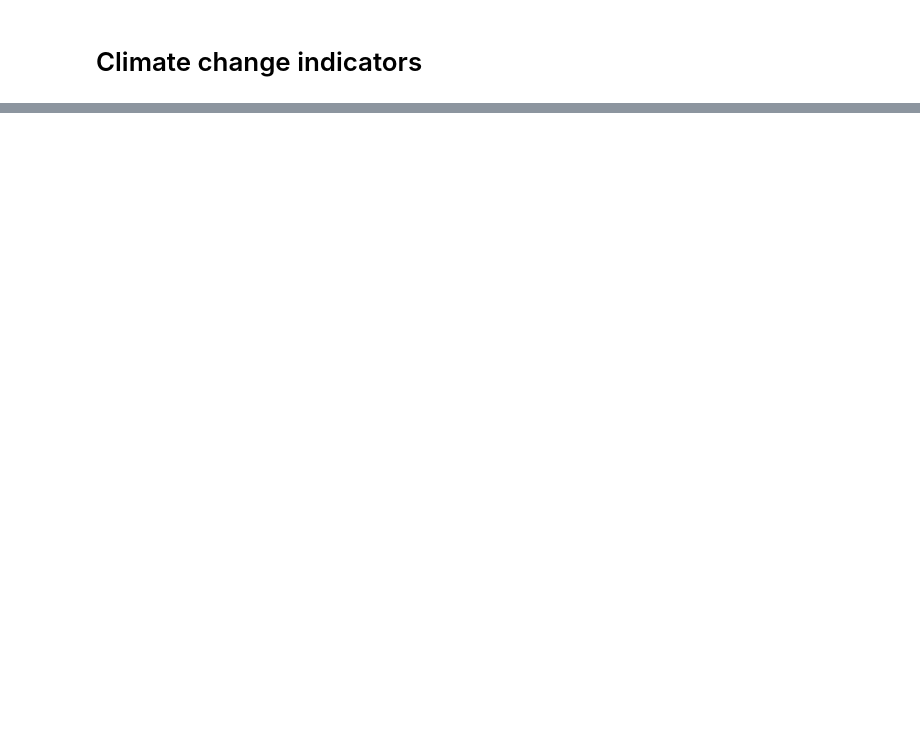
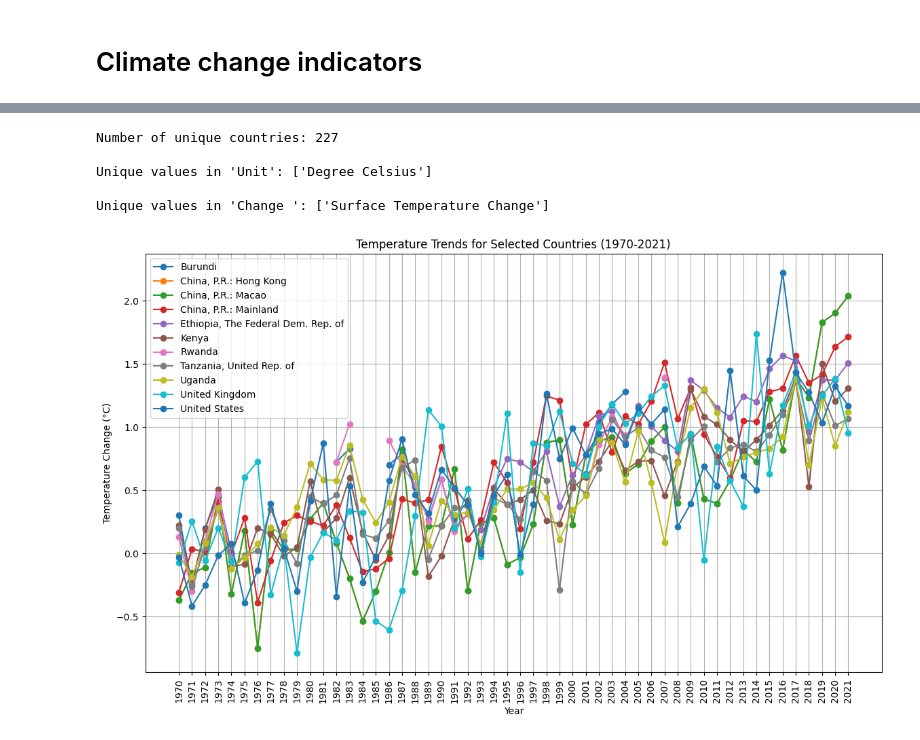
Before and after one commit to Angoye/Capstone-Project---Group-8, a Jupyter notebook: Notebooks/chris.ipynb, the cells around one changed output, grey strips where cells are left out. Saved outputs shown, nothing was run; the diff lists cells and outputs as text; code cells hidden in the pictures; blank space fills up the shorter version.

```diff
--- a/Notebooks/chris.ipynb
+++ b/Notebooks/chris.ipynb
@@ -423,0 +51,4 @@ KeyError: "None of ['Country Name'] are in the columns"
+# %%
+# Load the datasets
+df1 = pd.read_csv(file_path1)  # All countries global temperature
+df2 = pd.read_csv(file_path2)  # Average Surface Temperature
@@ -423,0 +158,49 @@ KeyError: "None of ['Country Name'] are in the columns"
+# %%
+# Unique values in 'Country Name'
+print("\nNumber of unique countries:", df1['Country Name'].nunique())
+
+# Unique values in 'Unit'
+print("\nUnique values in 'Unit':", df1['Unit'].unique())
+
+# Unique values in 'Change '
+print("\nUnique values in 'Change ':", df1['Change '].unique())
+# %% [output]
+Number of unique countries: 227
+
+Unique values in 'Unit': ['Degree Celsius']
+
+Unique values in 'Change ': ['Surface Temperature Change']
+# %%
+import matplotlib.pyplot as plt
+
+# Select a few countries for visualization
+countries = [
+    "Burundi",
+    "China, P.R.: Hong Kong",
+    "China, P.R.: Macao",
+    "China, P.R.: Mainland",
+    "Ethiopia, The Federal Dem. Rep. of",
+    "Kenya",
+    "Rwanda",
+    "Tanzania, United Rep. of",
+    "Uganda",
+    "United Kingdom",
+    "United States"
+]
+# Plot temperature trends for selected countries
+plt.figure(figsize=(14, 8))
+for country in countries:
+    country_data = df1[df1['Country Name'] == country]
+    years = df1.columns[4:]  # Extract year columns (1970 to 2021)
+    temperatures = country_data.iloc[:, 4:].values.flatten()
+    plt.plot(years, temperatures, marker='o', label=country)
+
+plt.title("Temperature Trends for Selected Countries (1970-2021)")
+plt.xlabel("Year")
+plt.ylabel("Temperature Change (°C)")
+plt.xticks(rotation=90)
+plt.legend()
+plt.grid()
+plt.show()
+# %% [output]
+[figure, added]
```
Also changed, not shown: parts of 47 cells of this notebook.
